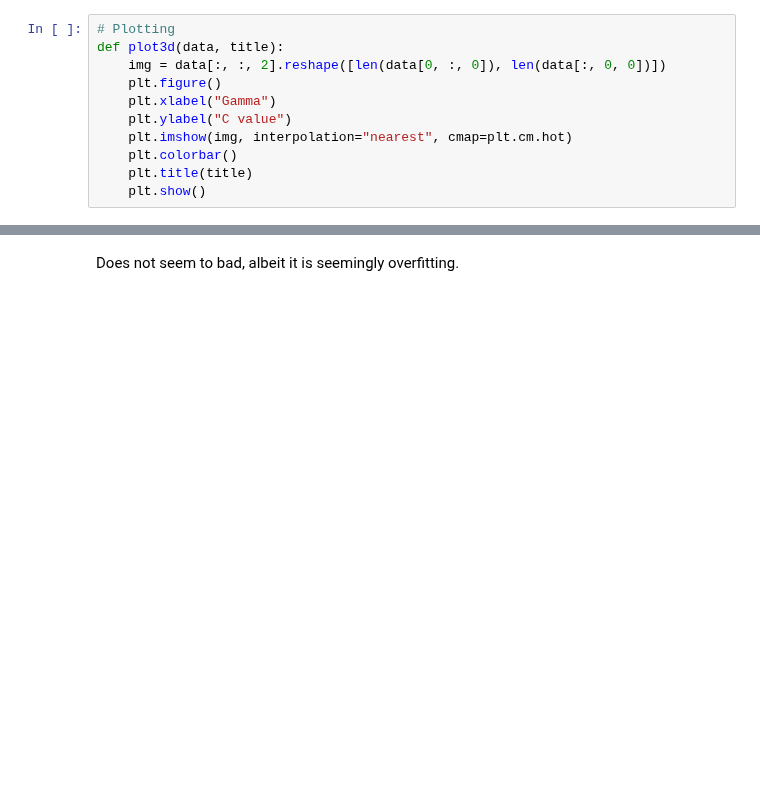
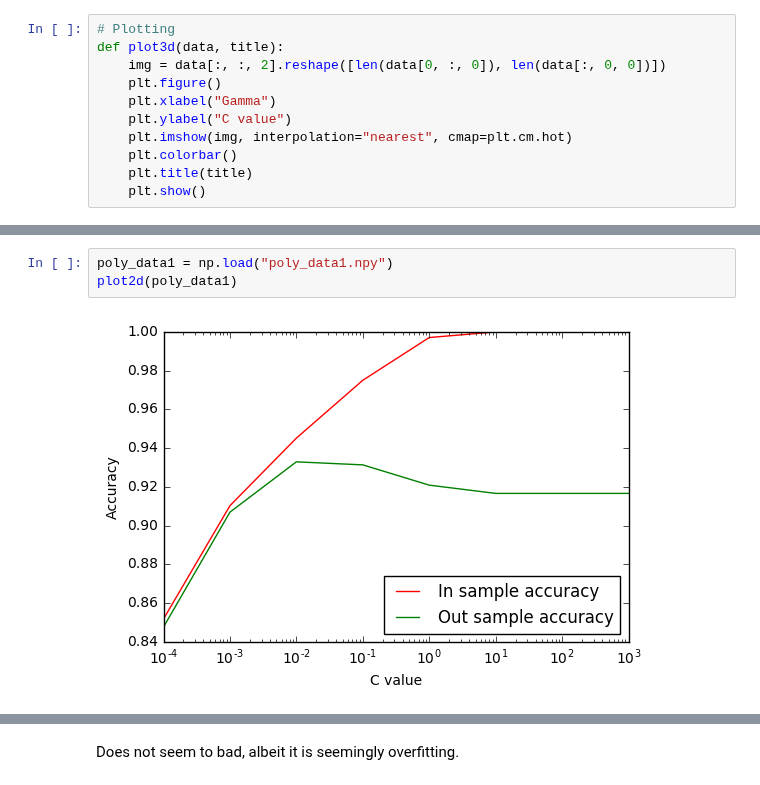
Before and after one commit to Malakith/dMachineLearning, a Jupyter notebook: handin2/HandIn2.ipynb, the cells around one changed output, grey strips where cells are left out. Cells and saved outputs as stored; diff of their text form; blank space fills up the shorter version.

```diff
--- a/handin2/HandIn2.ipynb
+++ b/handin2/HandIn2.ipynb
@@ -164,3 +193,8 @@ plot2d(poly_data)
+# %%
+poly_data1 = np.load("poly_data1.npy")
+plot2d(poly_data1)
+# %% [output]
+[figure, added]
 # %%
 with Pool(processes=7) as pool:
     # We use range(1,X), but divide by 10 in the above function. This way we loose some rounding issues.
```
Also changed, not shown: parts of 12 cells of this notebook, 6 other files.
